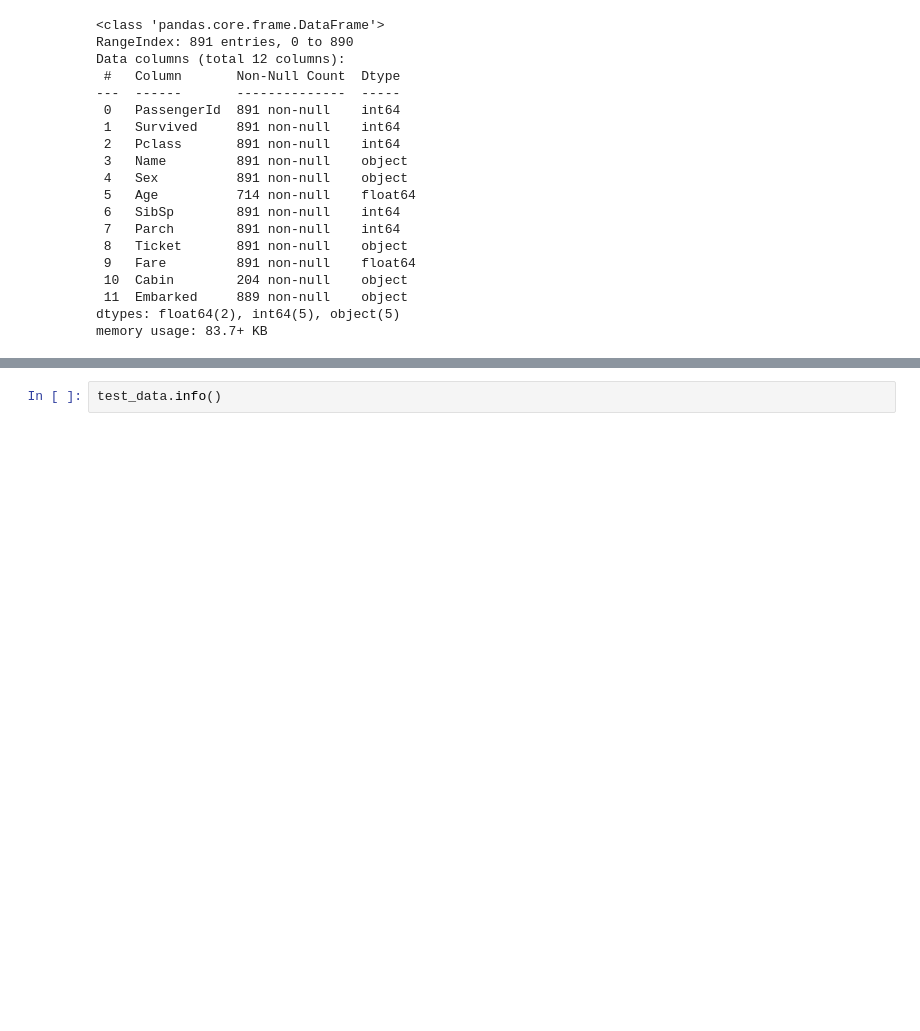
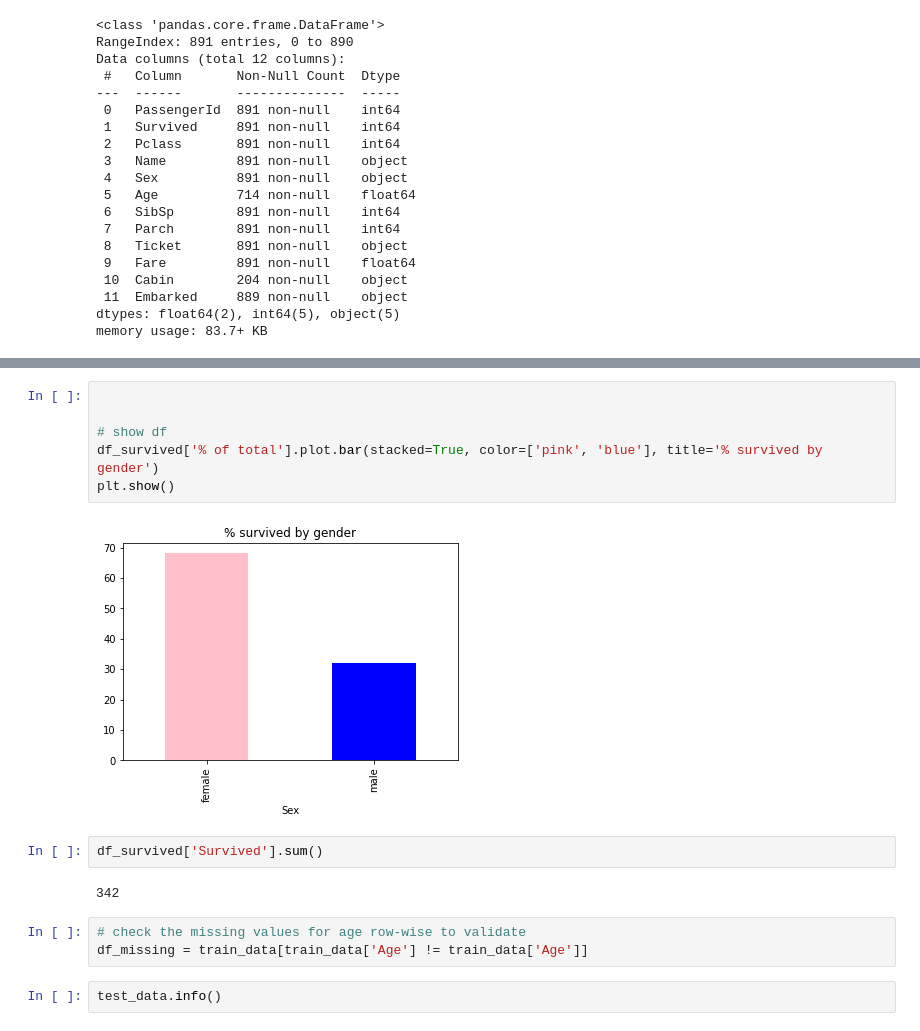
Before and after one commit to tonyhollaar/kaggle-competitions, a Jupyter notebook: titanic-machine-learning-from-disaster.ipynb, the cells around one changed output, grey strips where cells are left out. Drawn from its saved outputs; the diff is of its cells as text; blank space fills up the shorter version.

```diff
--- a/titanic-machine-learning-from-disaster.ipynb
+++ b/titanic-machine-learning-from-disaster.ipynb
@@ -108,3 +181,18 @@ memory usage: 83.7+ KB
+# %%
+
+
+# show df
+df_survived['% of total'].plot.bar(stacked=True, color=['pink', 'blue'], title='% survived by gender')
+plt.show()
+# %% [output]
+[figure, added]
+# %%
+df_survived['Survived'].sum()
+# %% [output]
+342
+# %%
+# check the missing values for age row-wise to validate
+df_missing = train_data[train_data['Age'] != train_data['Age']]
 # %%
 test_data.info()
 # %% [output]
```
Also changed, not shown: parts of 10 cells of this notebook.
